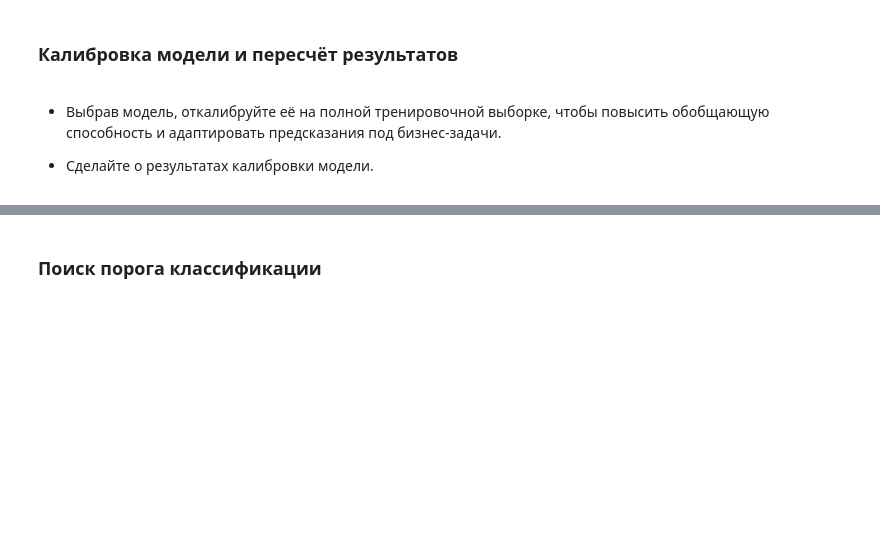
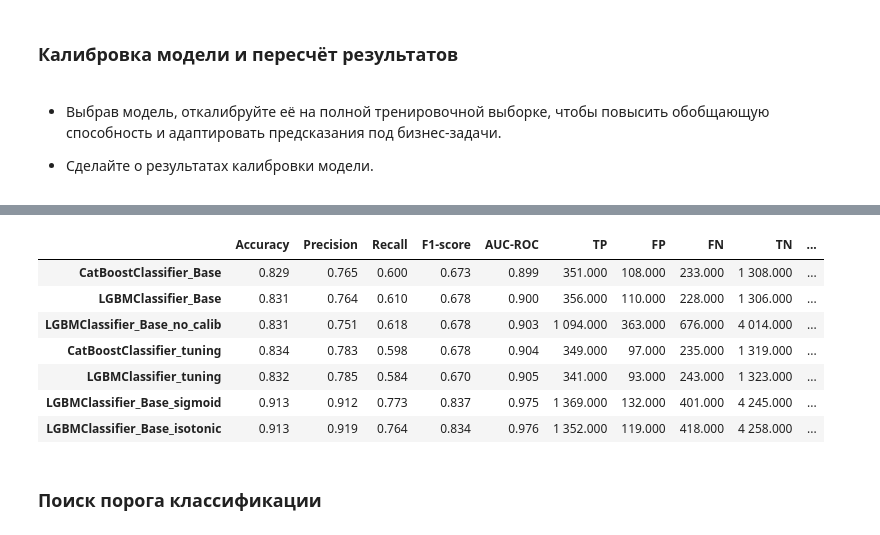
Before and after one commit to MEYakunin/Sprint17_Booking_Cancellation_Predict, a Jupyter notebook: Sprint17_Booking_Cancellation_Predict.ipynb, the cells around one changed output, grey strips where cells are left out. Saved outputs shown, nothing was run; the diff lists cells and outputs as text; code cells hidden in the pictures; blank space fills up the shorter version.

```diff
--- a/Sprint17_Booking_Cancellation_Predict.ipynb
+++ b/Sprint17_Booking_Cancellation_Predict.ipynb
@@ -1241,3 +1324,24 @@ display(metrics_result_df)
+# %%
+# Пересчитываем классические метрики
+for name_model, proba in proba_cal_dict.items():
+    y_pred = (proba >= 0.5).astype(int)
+
+    metrics_model = metrics_calc(y_cal, y_pred, proba)
+    metrics_model['Модель'] = name_model
+
+    metrics_result_df.loc[name_model] = metrics_model
+    metrics_result_df.sort_values(by='AUC-ROC', ascending=True, inplace=True)
+
+display(metrics_result_df)
+# %% [output]
+|  | Accuracy | Precision | Recall | F1-score | AUC-ROC | TP | FP | FN | TN | ... |
+| CatBoostClassifier_Base | 0.829 | 0.765 | 0.600 | 0.673 | 0.899 | 351.000 | 108.000 | 233.000 | 1 308.000 | ... |
+| LGBMClassifier_Base | 0.831 | 0.764 | 0.610 | 0.678 | 0.900 | 356.000 | 110.000 | 228.000 | 1 306.000 | ... |
+| LGBMClassifier_Base_no_calib | 0.831 | 0.751 | 0.618 | 0.678 | 0.903 | 1 094.000 | 363.000 | 676.000 | 4 014.000 | ... |
+| CatBoostClassifier_tuning | 0.834 | 0.783 | 0.598 | 0.678 | 0.904 | 349.000 | 97.000 | 235.000 | 1 319.000 | ... |
+| LGBMClassifier_tuning | 0.832 | 0.785 | 0.584 | 0.670 | 0.905 | 341.000 | 93.000 | 243.000 | 1 323.000 | ... |
+| LGBMClassifier_Base_sigmoid | 0.913 | 0.912 | 0.773 | 0.837 | 0.975 | 1 369.000 | 132.000 | 401.000 | 4 245.000 | ... |
+| LGBMClassifier_Base_isotonic | 0.913 | 0.919 | 0.764 | 0.834 | 0.976 | 1 352.000 | 119.000 | 418.000 | 4 258.000 | ... |
 # %% [markdown]
 ### Поиск порога классификации
 # %% [markdown]
```
Also changed, not shown: parts of 16 cells of this notebook, 5 other files.
